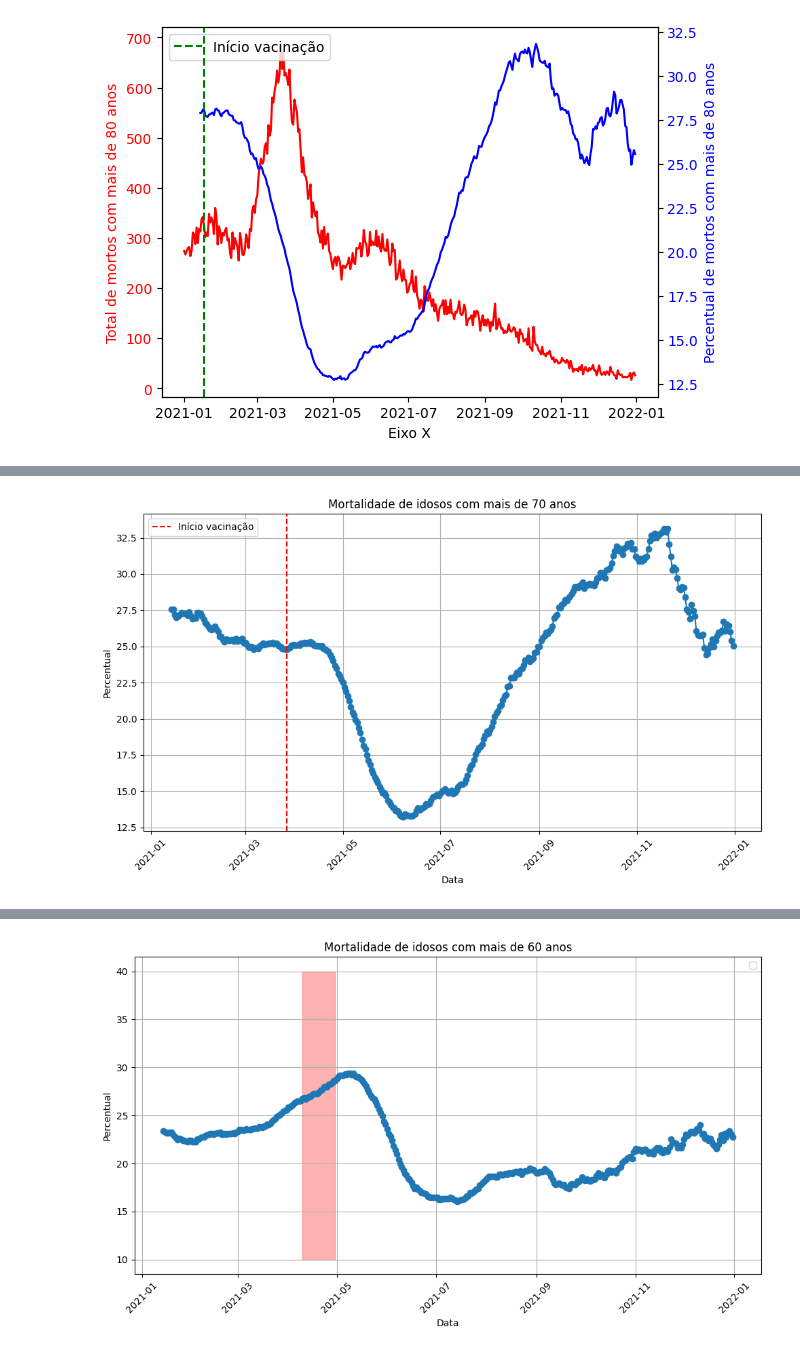
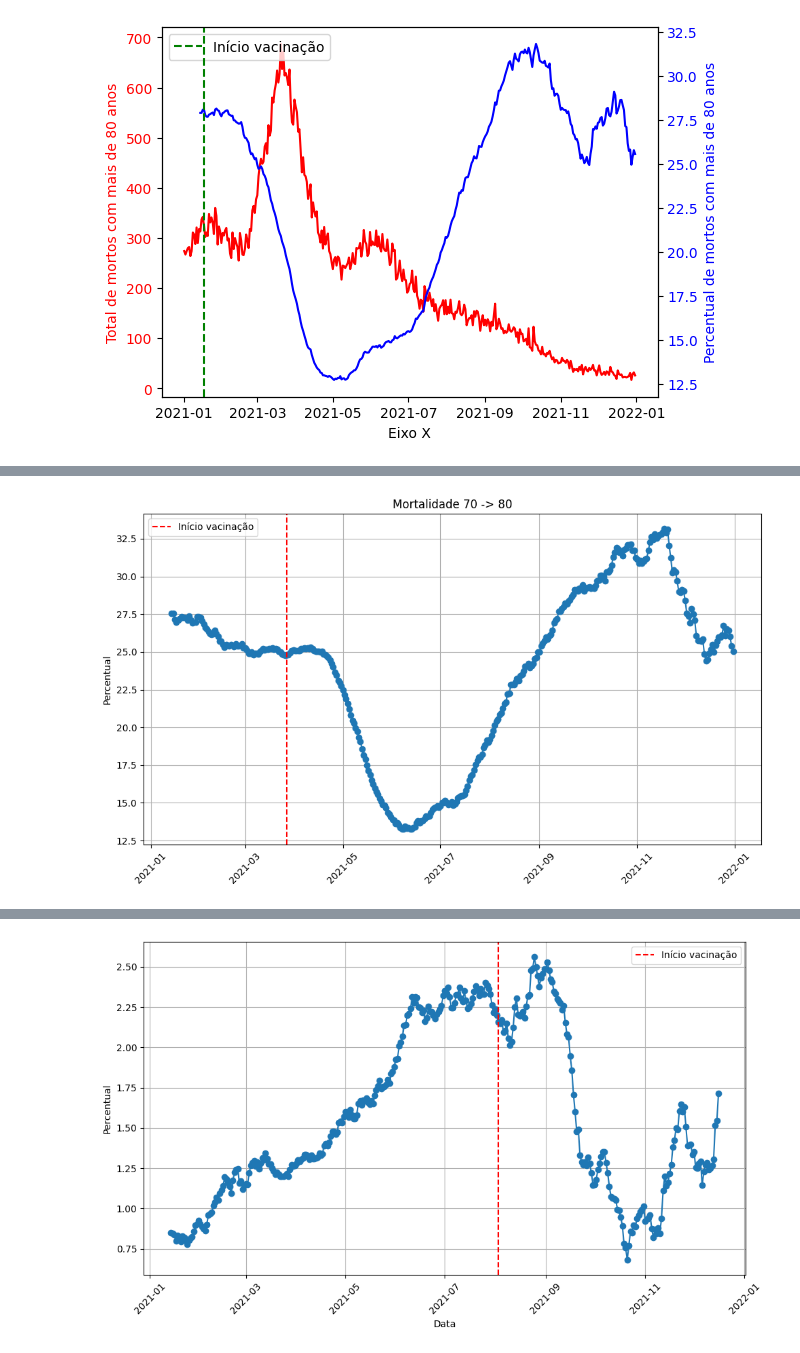
Before and after one commit to arturbernardo/eficacia_vacina_covid19, a Jupyter notebook: eficiencia_vacinas.ipynb, the cells around one changed output, grey strips where cells are left out. Drawn from its saved outputs; the diff is of its cells as text; code cells hidden in the pictures.

```diff
--- a/eficiencia_vacinas.ipynb
+++ b/eficiencia_vacinas.ipynb
@@ -77 +55,11 @@ Length: 365, dtype: int64
+# %%
+mortalidade_2021['IDADE'] = (mortalidade_2021['DTOBITO'] - mortalidade_2021['DTNASC']).astype('<m8[Y]')
+mortes_covid = mortalidade_2021[mortalidade_2021['CAUSABAS'].str.contains('B34')]
+mortes_covid['IDADE'] = (mortes_covid['DTOBITO'] - mortes_covid['DTNASC']).astype('<m8[Y]')
+
+mortes_c19_agg_data = mortes_covid.groupby('DTOBITO')
+mortes_c19_agg_dia_idade = mortes_covid.groupby(['DTOBITO', 'IDADE']).size().rename('NUM_MORTES').to_frame()
+
+mortalidade_dia = mortes_c19_agg_dia_idade.groupby(level=0).sum()
+mortalidade_dia['MEDIA_MOVEL'] = mortalidade_dia['NUM_MORTES'].rolling(window=14).mean()
 # %%
@@ -224,12 +145,13 @@ for index, todos, m70 in zip(mortalidade_dia.index, mortalidade_dia.MEDIA_MOVEL,
     data_to_plot.append(index)
     percentual_to_plot.append(percentual)
 # %%
+# Maiores de 70 anos
+# https://www2.ufjf.br/noticias/2021/03/30/idosos-anos-ou-mais-comecam-a-ser-vacinados-nesta-5a-na-ufjf/
 plt.figure(figsize=(10, 6))
 plt.plot(data_to_plot[2:], percentual_to_plot[2:], marker='o', linestyle='-')
 
-plt.xlabel('Data')
 plt.ylabel('Percentual')
-plt.title('Mortalidade de idosos com mais de 70 anos')
+plt.title('Mortalidade 70 -> 80')
 
 data_vertical = pd.Timestamp('2021-03-27')
 plt.axvline(x=data_vertical, color='red', linestyle='--', label='Início vacinação')
@@ -241,34 +163,35 @@ plt.grid(True)
 plt.tight_layout()
 plt.show()
 # %% [output]
-[figure, old version]
+[figure, new version]
 # %%
-#FALTANDO DATA VACINACAO
-filtro_idade = mortes_covid[(mortes_covid['IDADE'] >= 60) & (mortes_covid['IDADE'] < 70)]
+# Menos de 30
+# As primeiras pessoas com 30 começaram a ser vacinadas no início de agosto.
+# https://www.saude.df.gov.br/web/guest/w/tem-30-anos-ou-mais-veja-onde-se-vacinar-contra-a-covid-19#:~:text=Veja%20onde%20se%20vacinar%20contra%20a%20covid%2D19,-Vacina%C3%A7%C3%A3o%20ocorre%20em&text=A%20vacina%C3%A7%C3%A3o%20contra%20a%20covid,mais%20come%C3%A7a%20a%20ser%20vacinado.
 
-maior_60 = filtro_idade.groupby('DTOBITO')['IDADE'].size().rename('NUM_MORTES').to_frame()
-maior_60['MEDIA_MOVEL'] = maior_60['NUM_MORTES'].rolling(window=14).mean()
+filtro_idade = mortes_covid[(mortes_covid['IDADE'] <= 30) & (mortes_covid['IDADE'] >= 20)]
+
+people = filtro_idade.groupby('DTOBITO')['IDADE'].size().rename('NUM_MORTES').to_frame()
+people['MEDIA_MOVEL'] = people['NUM_MORTES'].rolling(window=14).mean()
 
 data_to_plot = []
 percentual_to_plot = []
 window_size = 3
 
-for index, todos, m60 in zip(mortalidade_dia.index, mortalidade_dia.MEDIA_MOVEL, maior_60.MEDIA_MOVEL):
-    percentual = (m60 * 100) / todos
+for index, todos, p in zip(mortalidade_dia.index, mortalidade_dia.MEDIA_MOVEL, people.MEDIA_MOVEL):
+    percentual = (p * 100) / todos
     data_to_plot.append(index)
     percentual_to_plot.append(percentual)
-
 
 plt.figure(figsize=(10, 6))
 plt.plot(data_to_plot[2:], percentual_to_plot[2:], marker='o', linestyle='-')
 
 plt.xlabel('Data')
 plt.ylabel('Percentual')
-plt.title('Mortalidade de idosos com mais de 60 anos')
+plt.title('')
 
-y_bottom = 10
-y_top = 40
-plt.fill_betweenx([y_bottom, y_top], pd.Timestamp('2021-04-10'), pd.Timestamp('2021-04-30'), color='red', alpha=0.3)
+data_vertical = pd.Timestamp('2021-08-03')
+plt.axvline(x=data_vertical, color='red', linestyle='--', label='Início vacinação')
 
 plt.legend()
 
@@ -282 +204 @@ WARNING:matplotlib.legend:No artists with labels found to put in legend.  Note t
-[figure, old version]
+[figure, new version]
```
Also changed, not shown: parts of 13 cells of this notebook.
